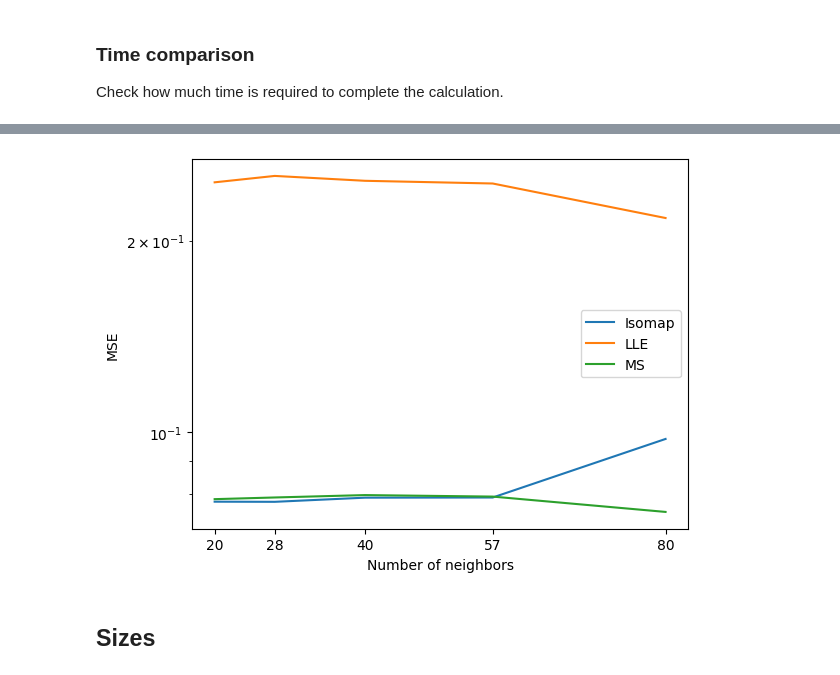
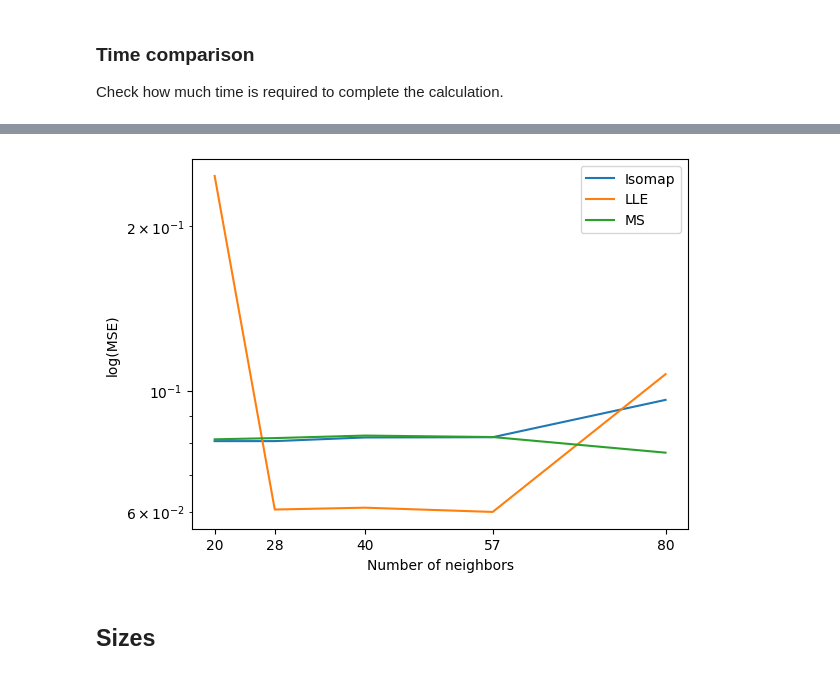
Before and after one commit to LisaDaVinchie/ManifoldSculpting, a Jupyter notebook: src/results_analysis.ipynb, the cells around one changed output, grey strips where cells are left out. Drawn from its saved outputs; the diff is of its cells as text; code cells hidden in the pictures.

```diff
--- a/src/results_analysis.ipynb
+++ b/src/results_analysis.ipynb
@@ -155,0 +60,6 @@ for i in range(len(isomap_files)):
+# %%
+ms_keys = sorted(ms_files.keys())
+rotated_dataset = {}
+for key in ms_keys:
+    # Rotate the data
+    rotated_dataset[key] = rotate_dataset(ms_files[key])
@@ -155,0 +93,35 @@ for i in range(len(isomap_files)):
+# %%
+mse_isomap = np.zeros(len(isomap_files))
+mse_lle = np.zeros(len(lle_files))
+mse_ms = np.zeros(len(ms_files))
+
+X_2D_scal = minmax_scale(X_2d)
+
+X_isomap_scal = {}
+X_lle_scal = {}
+X_ms_scal = {}
+
+for i, key in enumerate(n_neighbors):
+    X_isomap_scal[key] = minmax_scale(isomap_files[key].copy())
+    X_lle_scal[key] = minmax_scale(lle_files[key].copy())
+    X_ms_scal[key] = minmax_scale(rotated_dataset[key].copy())
+
+
+    if i == 0 or i == 2 or i == 4:
+        X_ms_scal[key][:, 1] *= -1
+        X_ms_scal[key][:, 1] += 1
+
+    if i == 1:
+        X_ms_scal[key][:, 0] *= -1
+        X_ms_scal[key][:, 0] += 1
+        X_ms_scal[key][:, 1] *= -1
+        X_ms_scal[key][:, 1] += 1
+
+    # if i == 3:
+    #     X_lle_scal[key][:, 0] *= -1
+    #     X_lle_scal[key][:, 0] += 1
+
+
+    mse_isomap[i] = mean_squared_error(X_2D_scal, X_isomap_scal[key])
+    mse_lle[i] = mean_squared_error(X_2D_scal, X_lle_scal[key])
+    mse_ms[i] = mean_squared_error(X_2D_scal, X_ms_scal[key][:, 0:2])
@@ -156,15 +156,15 @@ for i in range(len(isomap_files)):
 # %%
+
 plt.semilogy(n_neighbors, mse_isomap, label='Isomap')
 plt.semilogy(n_neighbors, mse_lle, label='LLE')
 plt.semilogy(n_neighbors, mse_ms, label='MS')
 plt.xticks(n_neighbors)
 plt.xlabel('Number of neighbors')
-plt.ylabel('MSE')
+plt.ylabel('log(MSE)')
 plt.legend()
-# plt.savefig(figures_folder + 'MSE.png')
 plt.show()
 # %% [output]
-[figure, old version]
+[figure, new version]
 # %% [markdown]
 ## Sizes
 # %%
```
Also changed, not shown: parts of 28 cells of this notebook.
